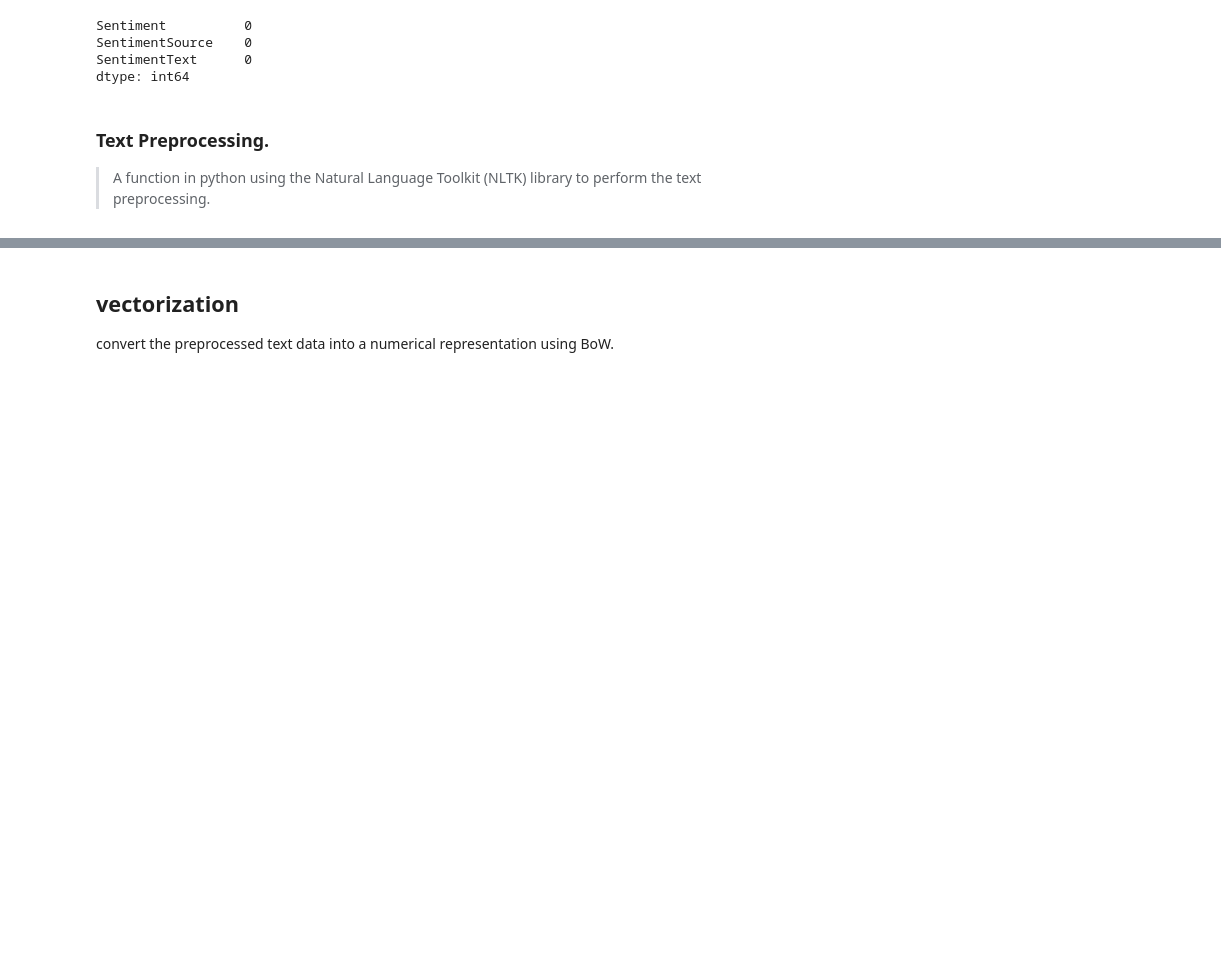
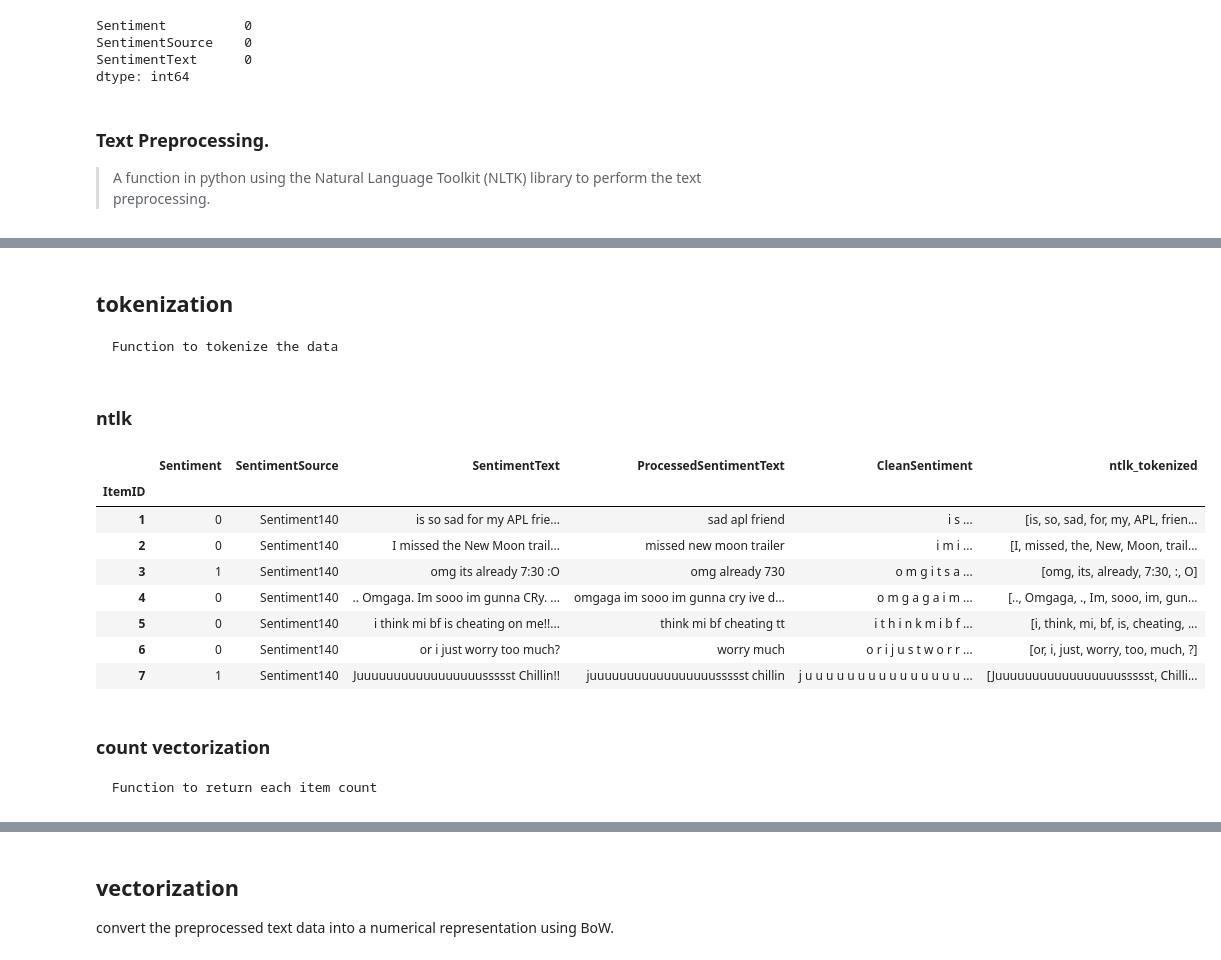
Before and after one commit to adikamunyao/sentimentAnalysis, a Jupyter notebook: index.ipynb, the cells around one changed output, grey strips where cells are left out. Drawn from its saved outputs; the diff is of its cells as text; code cells hidden in the pictures; blank space fills up the shorter version.

Commit message:
cleaning

```diff
--- a/index.ipynb
+++ b/index.ipynb
@@ -113,0 +117,40 @@ df.tail(7)
+# %% [markdown]
+## tokenization
+    Function to tokenize the data
+# %%
+# import relevant libraries
+import re
+def clean_bag(data):
+    clean_lines = [line for line in data if "[" not in line and "]" not in line]
+    clean_song = " ".join(clean_lines)
+    for symbol in ",.'?!()'":
+        clean_song = clean_song.replace(symbol, "")
+        clean_song = clean_song.replace("\n", " ")
+        clean_song = clean_song.replace(".", " ")
+        pattern = r'[()]'
+        clean_song = re.sub(pattern, '', clean_song)
+        return clean_song.lower()
+
+# apply pre-processing to the 'text' column
+df['CleanSentiment'] = df['SentimentText'].apply(clean_bag)
+# %% [markdown]
+### ntlk
+# %%
+# nltk's word_tokenize() function on the song string to fully tokenized
+df["ntlk_tokenized"] = df['SentimentText'].apply(word_tokenize)
+
+# preview df
+df.head(7)
+# %% [output]
+|  | Sentiment | SentimentSource | SentimentText | ProcessedSentimentText | CleanSentiment | ntlk_tokenized |
+| ItemID |  |  |  |  |  |  |
+| 1 | 0 | Sentiment140 | is so sad for my APL frie... | sad apl friend | i s ... | [is, so, sad, for, my, APL, frien... |
+| 2 | 0 | Sentiment140 | I missed the New Moon trail... | missed new moon trailer | i m i ... | [I, missed, the, New, Moon, trail... |
+| 3 | 1 | Sentiment140 | omg its already 7:30 :O | omg already 730 | o m g i t s a ... | [omg, its, already, 7:30, :, O] |
+| 4 | 0 | Sentiment140 | .. Omgaga. Im sooo im gunna CRy. ... | omgaga im sooo im gunna cry ive d... | o m g a g a i m ... | [.., Omgaga, ., Im, sooo, im, gun... |
+| 5 | 0 | Sentiment140 | i think mi bf is cheating on me!!... | think mi bf cheating tt | i t h i n k m i b f ... | [i, think, mi, bf, is, cheating, ... |
+| 6 | 0 | Sentiment140 | or i just worry too much? | worry much | o r i j u s t w o r r ... | [or, i, just, worry, too, much, ?] |
+| 7 | 1 | Sentiment140 | Juuuuuuuuuuuuuuuuussssst Chillin!! | juuuuuuuuuuuuuuuuussssst chillin | j u u u u u u u u u u u u u u u ... | [Juuuuuuuuuuuuuuuuussssst, Chilli... |
+# %% [markdown]
+### count vectorization
+    Function to return each item count
```
Also changed, not shown: parts of 13 cells of this notebook, 1 other file.
